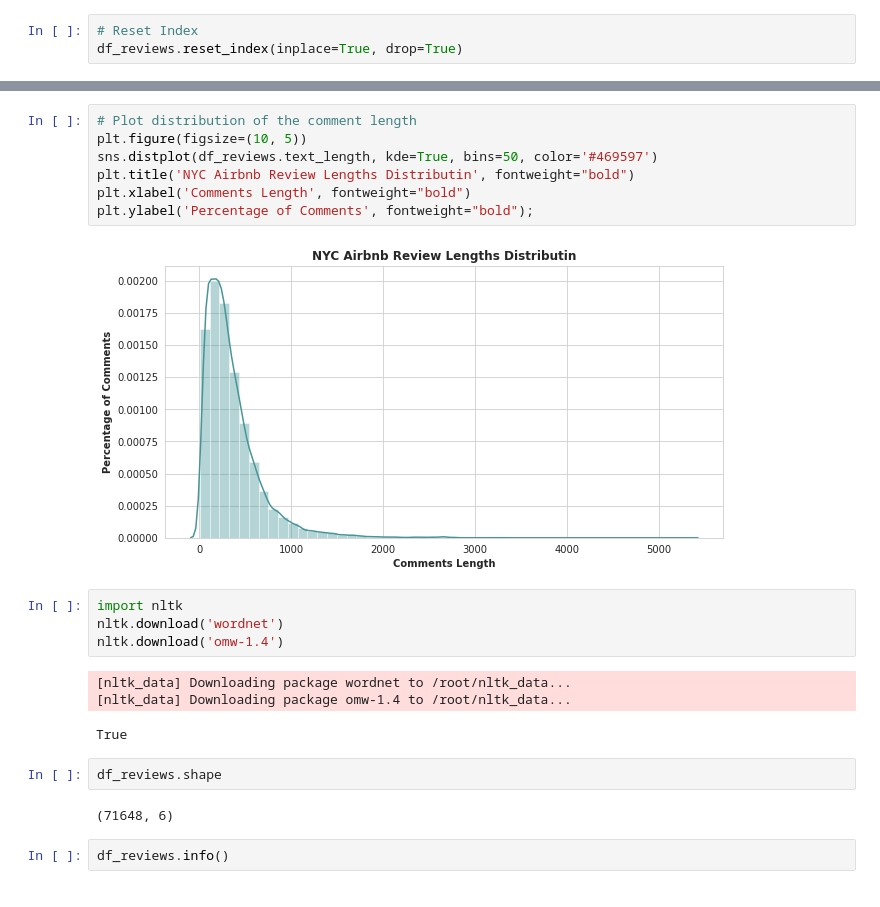
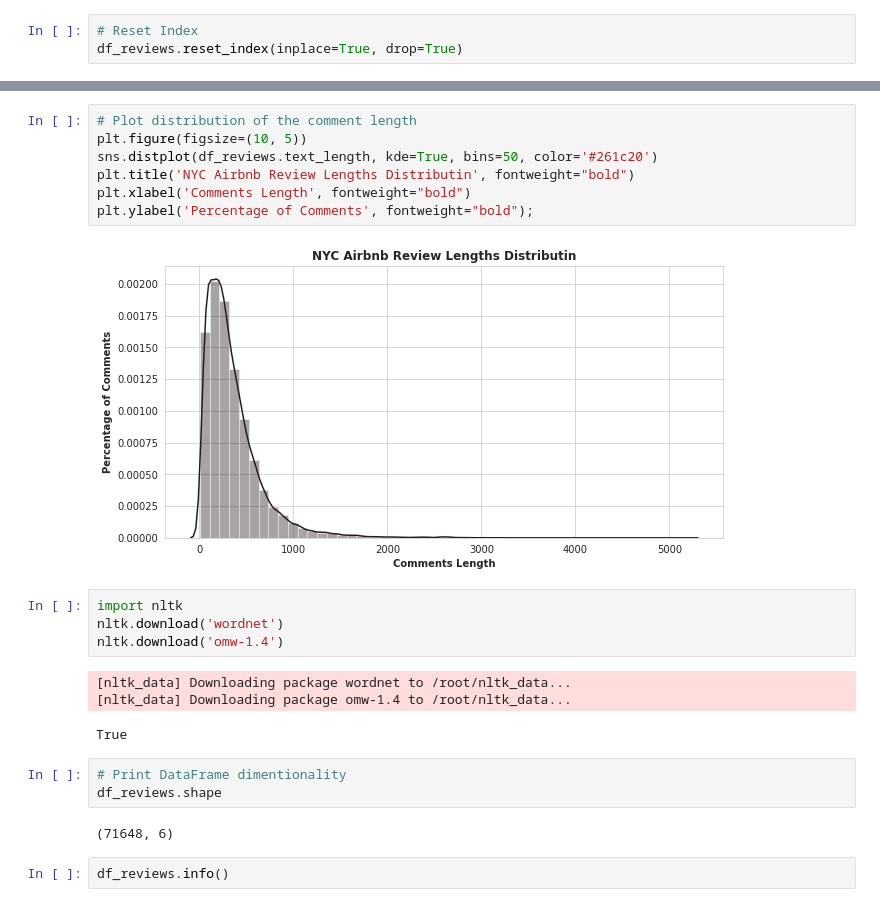
Before and after one commit to kamalova/Airbnb-Recommendation-Engine-NLP, a Jupyter notebook: Sentiment_Analysis.ipynb, the cells around one changed output, grey strips where cells are left out. Saved outputs shown, nothing was run; the diff lists cells and outputs as text.

```diff
--- a/Sentiment_Analysis.ipynb
+++ b/Sentiment_Analysis.ipynb
@@ -301,12 +365,12 @@ df_reviews.head(4)
 # %%
 # Plot distribution of the comment length
 plt.figure(figsize=(10, 5))
-sns.distplot(df_reviews.text_length, kde=True, bins=50, color='#469597')
+sns.distplot(df_reviews.text_length, kde=True, bins=50, color='#261c20')
 plt.title('NYC Airbnb Review Lengths Distributin', fontweight="bold")
 plt.xlabel('Comments Length', fontweight="bold")
 plt.ylabel('Percentage of Comments', fontweight="bold");
 # %% [output]
-[figure, old version]
+[figure, new version]
 # %%
 import nltk
 nltk.download('wordnet')
@@ -315,10 +379,11 @@ nltk.download('omw-1.4')
 [nltk_data] Downloading package wordnet to /root/nltk_data...
 [nltk_data] Downloading package omw-1.4 to /root/nltk_data...
 True
-# %%
-df_reviews.shape
-# %% [output]
-(71648, 6)
+# %%
+# Print DataFrame dimentionality
+df_reviews.shape
+# %% [output]
+(71648, 6)
 # %%
 df_reviews.info()
 # %% [output]
```
Also changed, not shown: parts of 55 cells of this notebook.
